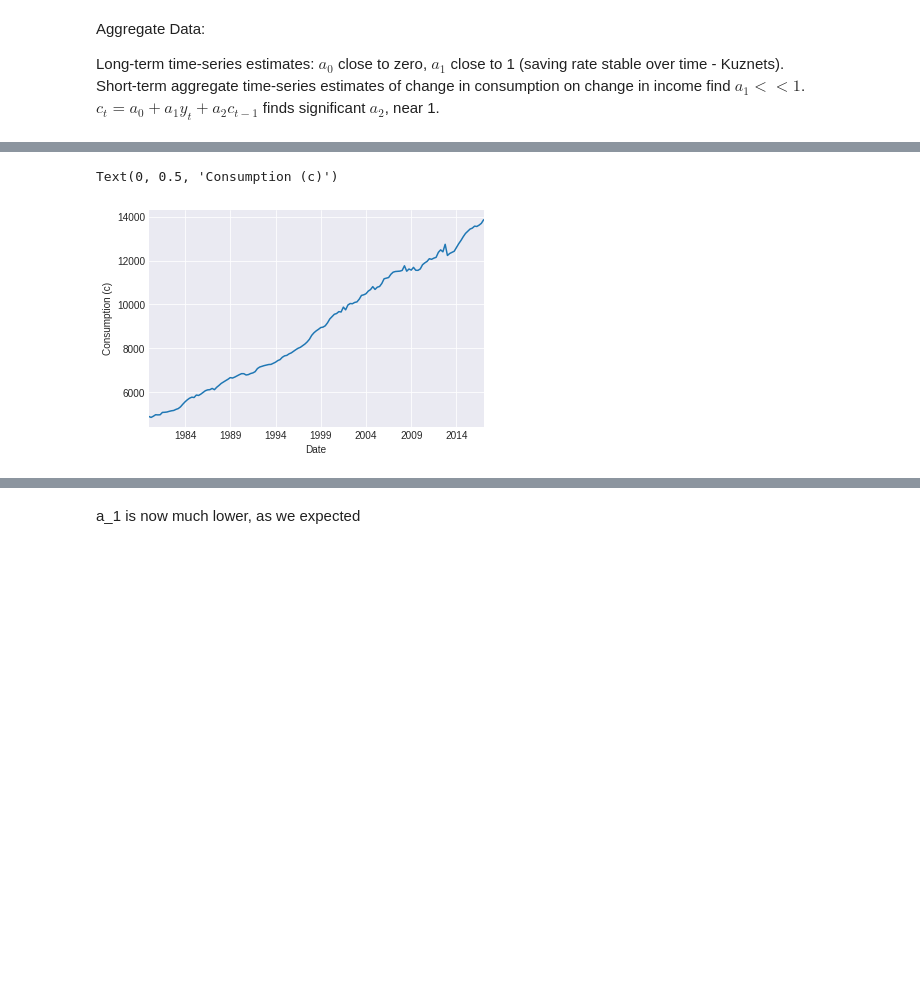
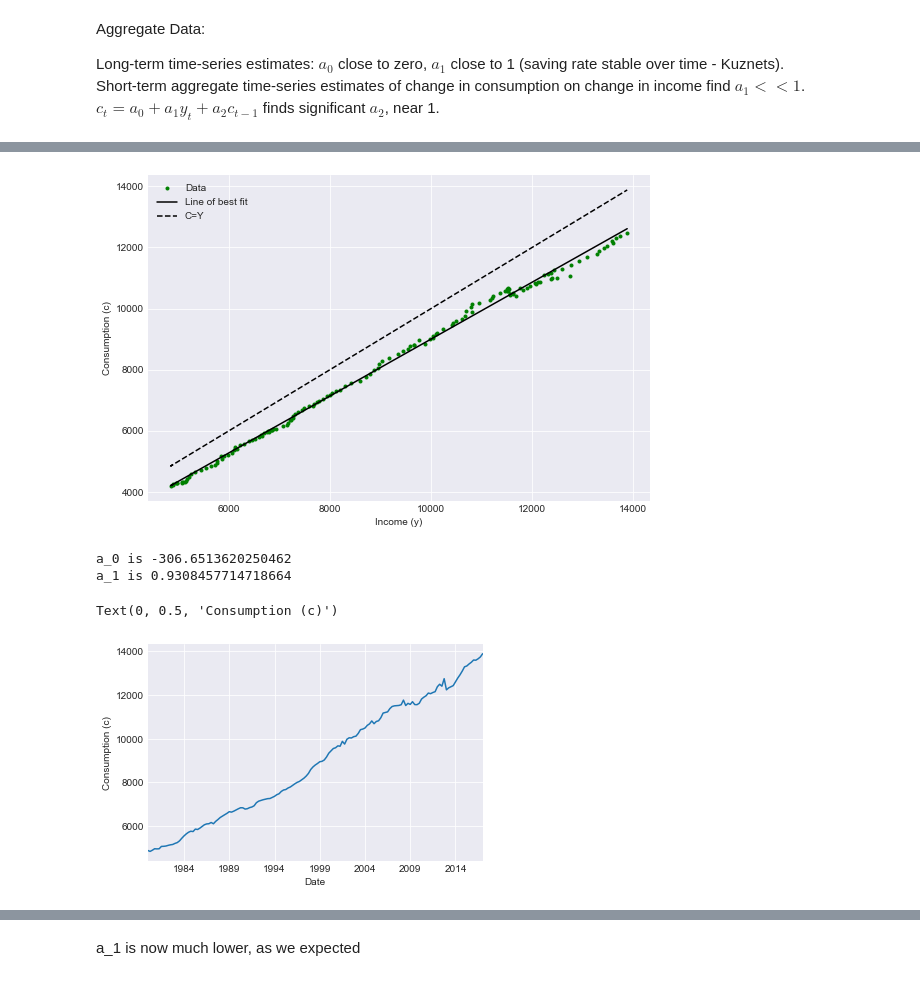
Before and after one commit to econ-ark/DemARK, a Jupyter notebook: notebooks/KeynesFriedmanModigliani.ipynb, the cells around one changed output, grey strips where cells are left out. Saved outputs shown, nothing was run; the diff lists cells and outputs as text; code cells hidden in the pictures; blank space fills up the shorter version.

```diff
--- a/notebooks/KeynesFriedmanModigliani.ipynb
+++ b/notebooks/KeynesFriedmanModigliani.ipynb
@@ -291,3 +114,26 @@ a_1 is 0.930807882378215
+# %%
+# Lets have a look at some aggregate data
+
+sdt = dt.datetime(1980, 1, 1) #set startdate
+edt = dt.datetime (2017, 1, 1) #set end date
+df = web.DataReader(["PCECC96", "DPIC96"], "fred", sdt, edt) #import the data from Fred
+# Plot the data
+plt.figure(figsize=(9,6))
+plt.plot(df.DPIC96, df.PCECC96, 'go', markersize=3.0, label='Data')
+slope, intercept, r_value, p_value, std_err = stats.linregress(df.DPIC96, df.PCECC96)
+plt.plot(df.DPIC96, intercept+slope*df.DPIC96, 'k-', label = 'Line of best fit')
+plt.plot(df.DPIC96, df.DPIC96, 'k--', label = 'C=Y')
+plt.xlabel('Income (y)')
+plt.ylabel('Consumption (c)')
+plt.legend()
+plt.show()
+
+print('a_0 is ' + str(intercept))
+print('a_1 is ' +  str(slope))
+# %% [output]
+[figure, added]
+a_0 is -306.6513620250462
+a_1 is 0.9308457714718664
 # %%
 # However, our consumption data is non-stationary and this drives the previous
 # estimate.
@@ -296,7 +142,7 @@ plt.xlabel('Date')
 plt.ylabel('Consumption (c)')
 # %% [output]
 Text(0, 0.5, 'Consumption (c)')
-[figure, old version]
+[figure, new version]
 # %%
 # Lets use our second equation to try to find an estimate of a_1
 
```
Also changed, not shown: parts of 20 cells of this notebook, 1 other file.
